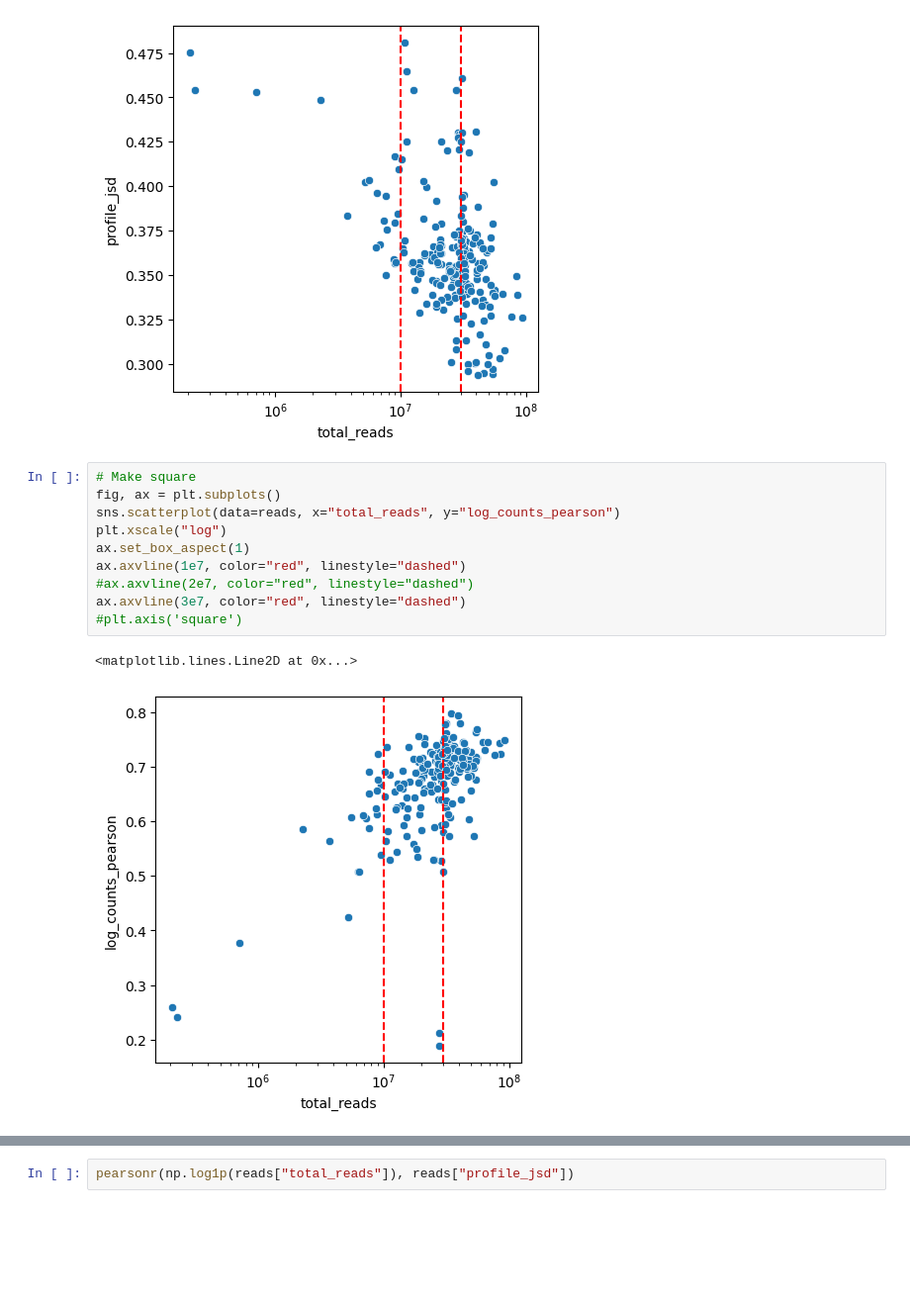
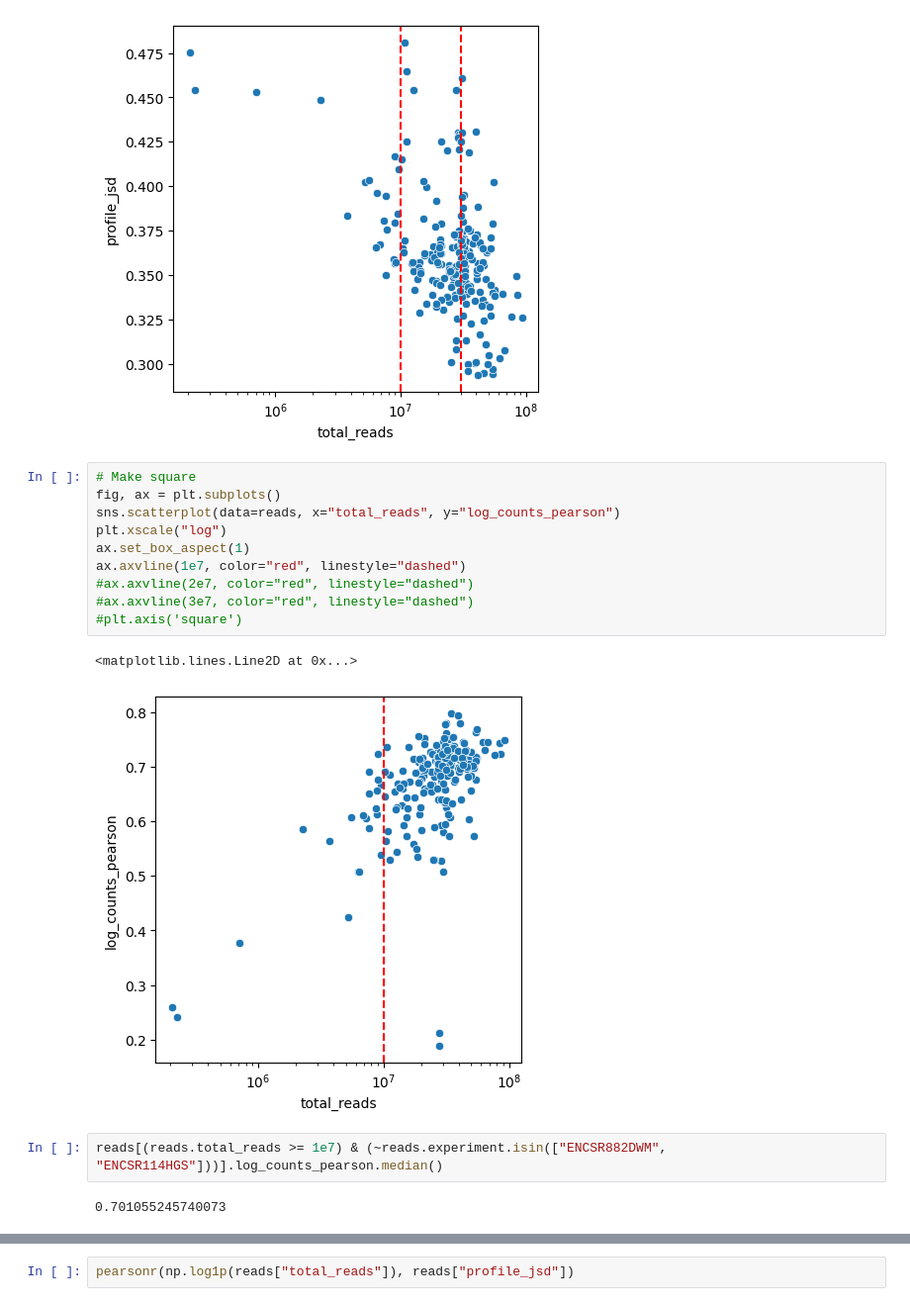
Before and after one commit to kundajelab/procap-atlas, a Jupyter notebook: plots/performance_to_read_depth.ipynb, the cells around one changed output, grey strips where cells are left out. Shown at 99% size. Cells and saved outputs as stored; diff of their text form; blank space fills up the shorter version.

```diff
--- a/plots/performance_to_read_depth.ipynb
+++ b/plots/performance_to_read_depth.ipynb
@@ -64,13 +64,17 @@ ax.axvline(3e7, color="red", linestyle="dashed")
 # %%
 # Make square
 fig, ax = plt.subplots()
 sns.scatterplot(data=reads, x="total_reads", y="log_counts_pearson")
 plt.xscale("log")
 ax.set_box_aspect(1)
 ax.axvline(1e7, color="red", linestyle="dashed")
 #ax.axvline(2e7, color="red", linestyle="dashed")
-ax.axvline(3e7, color="red", linestyle="dashed")
+#ax.axvline(3e7, color="red", linestyle="dashed")
 #plt.axis('square')
 # %% [output]
 <matplotlib.lines.Line2D at 0x...>
-[figure, old version]
+[figure, new version]
+# %%
+reads[(reads.total_reads >= 1e7) & (~reads.experiment.isin(["ENCSR882DWM", "ENCSR114HGS"]))].log_counts_pearson.median()
+# %% [output]
+0.701055245740073
```
Also changed, not shown: parts of 2 cells of this notebook.
